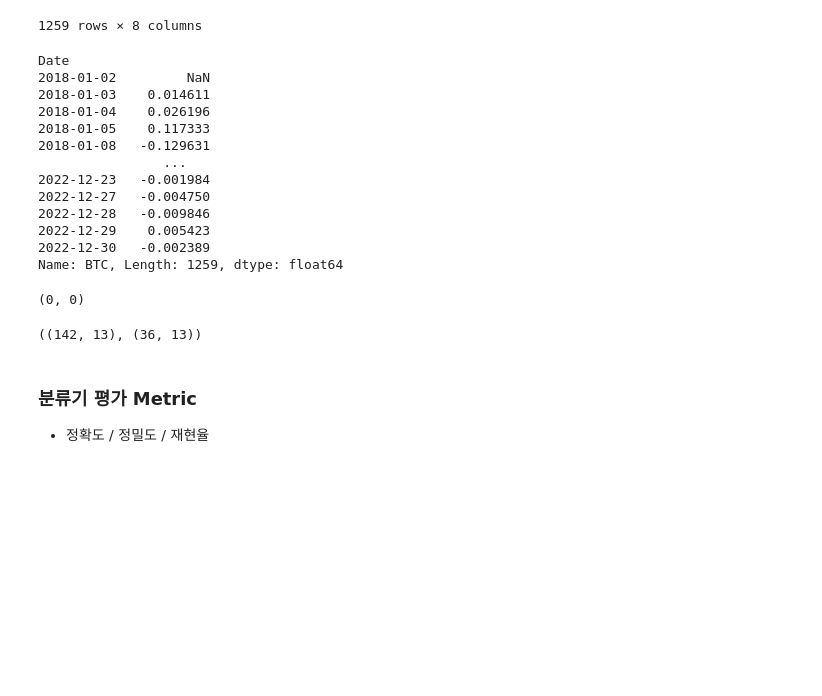
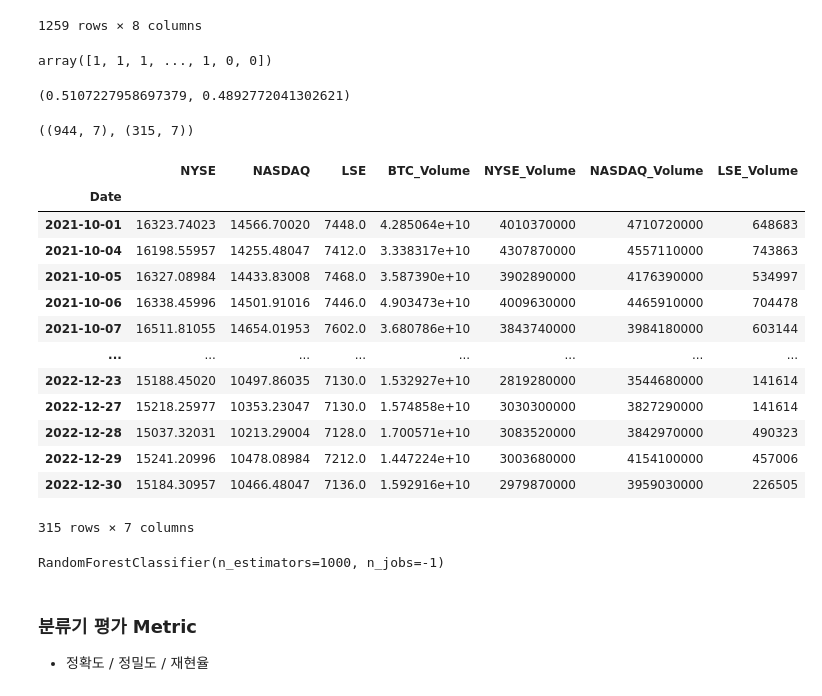
Before and after one commit to Je-Hyeon/FRstudy, a Jupyter notebook: 학기중_스터디/week5_고쳐야함/5주차_수업.ipynb, the cells around one changed output. Drawn from its saved outputs; the diff is of its cells as text; code cells hidden in the pictures; blank space fills up the shorter version.

```diff
--- a/학기중_스터디/week5_고쳐야함/5주차_수업.ipynb
+++ b/학기중_스터디/week5_고쳐야함/5주차_수업.ipynb
@@ -161,32 +161,51 @@ df
 1259 rows × 8 columns
 # %%
 # 우선 정답지를 만들어 주겠습니다
-## BTC가 "다음 날" 오르면 1, 내리면 0으로 정답을 설정하겠습니다
-df.BTC.pct_change()
+## BTC가 "내일" 오르면 1, 내리면 0으로 정답을 설정하겠습니다
+### shift(-1)로 다음날 수익을 정답으로 만들어야겠죠?
+pct = df.BTC.pct_change().shift(-1)
+
+# np.where로 조건을 줌 : 오르면 1, 내리면 0
+y = np.where(pct > 0, 1, 0)
+y
 # %% [output]
-Date
-2018-01-02         NaN
-2018-01-03    0.014611
-2018-01-04    0.026196
-2018-01-05    0.117333
-2018-01-08   -0.129631
-                ...
-2022-12-23   -0.001984
-2022-12-27   -0.004750
-2022-12-28   -0.009846
-2022-12-29    0.005423
-2022-12-30   -0.002389
-Name: BTC, Length: 1259, dtype: float64
+array([1, 1, 1, ..., 1, 0, 0])
-# %%
-# 결측치 있는 지 확인
-X.isnull().sum().sum() , y.isna().sum().sum()   # na와 null은 동일하다, 둘 중 하나가 더 익숙한 사람을 위해 만들어 둔 것
-# %% [output]
-(0, 0)
+# %%
+# 정답의 비율을 확인해봅시다
+## DataFrame이면 value_counts를 쓸 수 있지만, numpy array는 안됩니다 다른 방식으로 해볼까요?
+
+## True, False를 Mean 해주면 True의 비율을 출력하겠죠?
+(y == 1).mean(), (y==0).mean()
+# %% [output]
+(0.5107227958697379, 0.4892772041302621)
+# %%
+# 피쳐(Feature)도 분리하겠*습니다 (정답지랑 유사한 BTC 가격만 제거하겠습니다)
+X = df.iloc[:, 1:]
 # %%
 # 훈련셋과 테스트 셋 분리해주기
 from sklearn.model_selection import train_test_split
 
-X_train, X_test, y_train, y_test = train_test_split(X,y_binary, train_size=0.8) # default 0.75
+## 시계열이라 Shuffle하면 안되겠죠? Shuffle=False로 지정해줍니다
+X_train, X_test, y_train, y_test = train_test_split(X,y, shuffle=False) # default 0.75
 X_train.shape, X_test.shape
 # %% [output]
-((142, 13), (36, 13))
+((944, 7), (315, 7))
+# %%
+# 2018년 1월 ~ 2021년 9월 / 2021년 10월 ~ 2022년 12월까지 잘 분리한 것을 볼 수 있습니다
+#X_train
+X_test
+# %% [output]
+|  | NYSE | NASDAQ | LSE | BTC_Volume | NYSE_Volume | NASDAQ_Volume | LSE_Volume |
+| Date |  |  |  |  |  |  |  |
+| 2021-10-01 | 16323.74023 | 14566.70020 | 7448.0 | 4.285064e+10 | 4010370000 | 4710720000 | 648683 |
+| 2021-10-04 | 16198.55957 | 14255.48047 | 7412.0 | 3.338317e+10 | 4307870000 | 4557110000 | 743863 |
+| 2021-10-05 | 16327.08984 | 14433.83008 | 7468.0 | 3.587390e+10 | 3902890000 | 4176390000 | 534997 |
+| 2021-10-06 | 16338.45996 | 14501.91016 | 7446.0 | 4.903473e+10 | 4009630000 | 4465910000 | 704478 |
+| 2021-10-07 | 16511.81055 | 14654.01953 | 7602.0 | 3.680786e+10 | 3843740000 | 3984180000 | 603144 |
+| ... | ... | ... | ... | ... | ... | ... | ... |
+| 2022-12-23 | 15188.45020 | 10497.86035 | 7130.0 | 1.532927e+10 | 2819280000 | 3544680000 | 141614 |
+| 2022-12-27 | 15218.25977 | 10353.23047 | 7130.0 | 1.574858e+10 | 3030300000 | 3827290000 | 141614 |
+| 2022-12-28 | 15037.32031 | 10213.29004 | 7128.0 | 1.700571e+10 | 3083520000 | 3842970000 | 490323 |
+| 2022-12-29 | 15241.20996 | 10478.08984 | 7212.0 | 1.447224e+10 | 3003680000 | 4154100000 | 457006 |
+| 2022-12-30 | 15184.30957 | 10466.48047 | 7136.0 | 1.592916e+10 | 2979870000 | 3959030000 | 226505 |
+315 rows × 7 columns
@@ -193,3 +221,15 @@ X_train.shape, X_test.shape
+# %%
+# 머신러닝 모델을 만들고 예측해봅시다
+## RandomForest 알고리즘을 사용하겠습니다
+
+from sklearn.ensemble import RandomForestClassifier
+
+# 모델 만들고, 학습해줌
+## n_estimators: Tree 개수 , n_jobs : 사용할 프로세서의 수 (-1은 최대)
+forest = RandomForestClassifier(n_estimators=1000, n_jobs=-1)
+forest.fit(X_train_scaled, y_train)
+# %% [output]
+RandomForestClassifier(n_estimators=1000, n_jobs=-1)
 # %% [markdown]
 ### 분류기 평가 Metric
 
```
Also changed, not shown: parts of 21 cells of this notebook, 2 other files.
